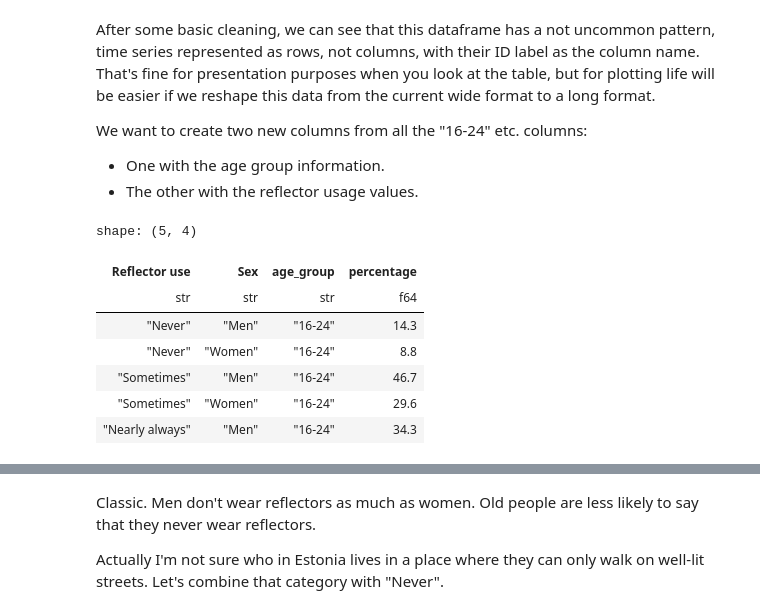
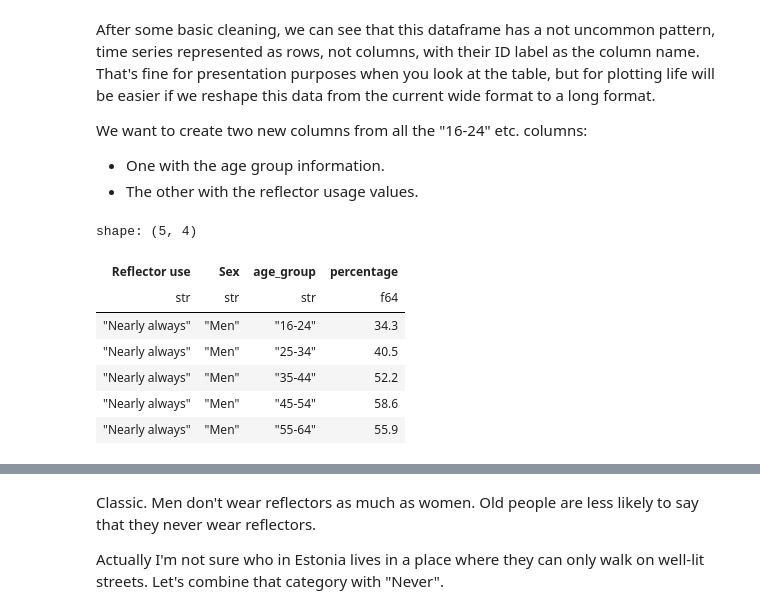
Before and after one commit to andybega/dataframes-workshop, a Jupyter notebook: dataframes.ipynb, the cells around one changed output, grey strips where cells are left out. Drawn from its saved outputs; the diff is of its cells as text; code cells hidden in the pictures.

```diff
--- a/dataframes.ipynb
+++ b/dataframes.ipynb
@@ -688,6 +689,7 @@ For this we will look at another dataset, on reflector usage. (🌃🎄 Tis' the
 reflectors = (pl.read_csv("data/reflectors.csv", has_header=True, separator=";", skip_rows=2)
               .filter(pl.col("Sex").ne("Men and women"))
               .drop(["Type of data", "Year", "All age groups (16-64)"])
+              .sort("Reflector use", "Sex")
 )
 reflectors.head()
 # %% [output]
@@ -709,19 +711,20 @@ We want to create two new columns from all the "16-24" etc. columns:
 # %%
 reflectors = (reflectors
               .unpivot(index=["Reflector use", "Sex"],
                        variable_name="age_group",
                        value_name="percentage")
+              .sort("Reflector use", "Sex", "age_group")
 )
 reflectors.head()
 # %% [output]
 shape: (5, 4)
 | Reflector use | Sex | age_group | percentage |
 | str | str | str | f64 |
-| "Never" | "Men" | "16-24" | 14.3 |
-| "Never" | "Women" | "16-24" | 8.8 |
-| "Sometimes" | "Men" | "16-24" | 46.7 |
-| "Sometimes" | "Women" | "16-24" | 29.6 |
 | "Nearly always" | "Men" | "16-24" | 34.3 |
+| "Nearly always" | "Men" | "25-34" | 40.5 |
+| "Nearly always" | "Men" | "35-44" | 52.2 |
+| "Nearly always" | "Men" | "45-54" | 58.6 |
+| "Nearly always" | "Men" | "55-64" | 55.9 |
 # %%
 (reflectors
  .filter(pl.col("Reflector use").eq("Never"))
```
Also changed, not shown: parts of 5 cells of this notebook, 4 other files.
